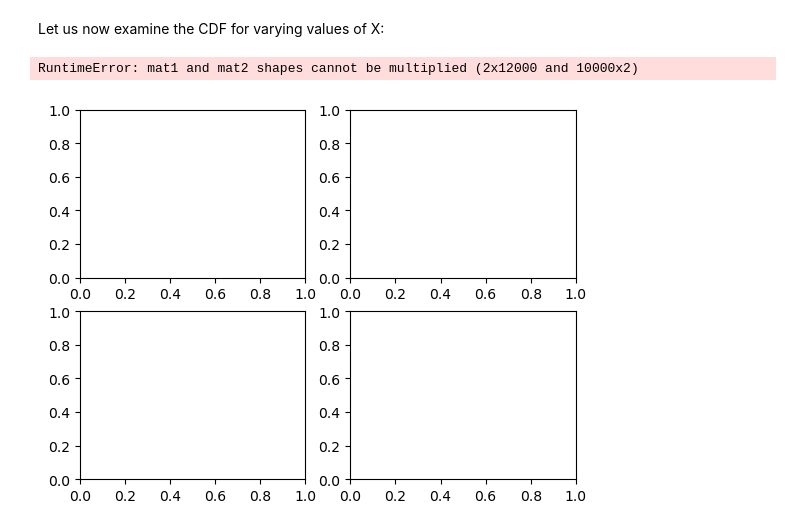
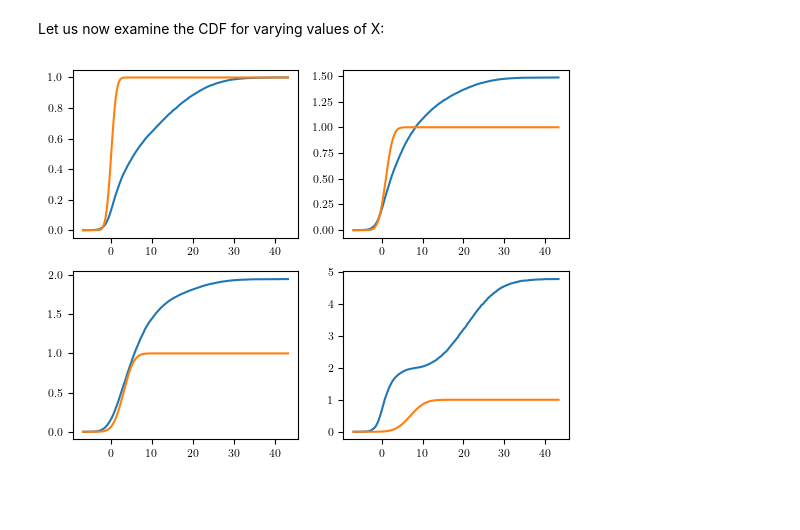
Before and after one commit to Danfoa/symm_rep_learn, a Jupyter notebook: NCP/examples/heteroscedastic.ipynb, the cells around one changed output. Saved outputs shown, nothing was run; the diff lists cells and outputs as text; code cells hidden in the pictures; blank space fills up the shorter version.

```diff
--- a/NCP/examples/heteroscedastic.ipynb
+++ b/NCP/examples/heteroscedastic.ipynb
@@ -18,11 +18,26 @@ import matplotlib.pyplot as plt
 from NCP.model import DeepSVD
 from NCP.layers import SingularLayer, MLPOperator
 
+tex_fonts = {
+    # Use LaTeX to write all text
+    "text.usetex": True,
+    "font.family": "serif",
+    # Use 10pt font in plots, to match 10pt font in document
+    "axes.labelsize": 10,
+    "font.size": 10,
+    # Make the legend/label fonts a little smaller
+    "legend.fontsize": 8,
+    "xtick.labelsize": 8,
+    "ytick.labelsize": 8
+}
+
+plt.rcParams.update(tex_fonts)
+
 np.random.seed(0)
 torch.manual_seed(0)
 Ntrain = 10000
-Nval = 10000
-Ntest = 10000
+Nval = 1000
+Ntest = 1000
 
 device = torch.device('cuda:0' if torch.cuda.is_available() else 'cpu')
 # %% [markdown]
@@ -64,9 +79,9 @@ np.random.seed(0)
 torch.manual_seed(0)
 
 input_shape = X_train.shape[-1]
-output_shape = 2
+output_shape = 4
 n_hidden = 2
-layer_size = 4 # layer size of hidden layers.
+layer_size = [4,4] # layer size of hidden layers.
 
 U_operator = MLPOperator(input_shape, n_hidden, layer_size, output_shape)
 V_operator = MLPOperator(input_shape, n_hidden, layer_size, output_shape)
@@ -143,25 +158,25 @@ def wasserstein1(x,y):
 # %%
 from scipy.stats import norm
 from NCP.cdf import get_cdf
 
 fig, ax = plt.subplots(nrows=2, ncols=2)
 axes = ax.flatten()
 
 for i, xi in enumerate([0, 1, 3, 7]):
 
-    x_scaled = torch.Tensor(xscaler.transform(X))
+    x_scaled = torch.Tensor(xscaler.transform([[xi]]))
     fys, cdf_pred = get_cdf(reg, x_scaled)
-    cdf_unscaled = yscaler.inverse_transform(cdf_pred)
+    fys = yscaler.inverse_transform(fys.reshape([-1, 1])).flatten()
+    cdf_unscaled = cdf_pred
 
-    true_cdf = norm.cdf(fys, loc=X**1, scale=1+np.abs(X))
+    true_cdf = norm.cdf(fys, loc=xi**1, scale=np.sqrt(1+np.abs(xi)))
 
     axes[i].plot(fys, cdf_unscaled)
     axes[i].plot(fys, true_cdf)
-    axes[i].text('KL: ', kullback_leibler(cdf_unscaled, true_cdf), horizontalalignement='left')
-    axes[i].text('Hellinger: ', hellinger(cdf_unscaled, true_cdf), horizontalalignement='left')
-    axes[i].text('Wasserstein: ', wasserstein1(cdf_unscaled, true_cdf), horizontalalignement='left')
+    #axes[i].text(1., 1., 'KL: ', kullback_leibler( cdf_unscaled, true_cdf), horizontalalignement='left')
+    #axes[i].text(0.5, 0.5,'Hellinger: ', hellinger(cdf_unscaled, true_cdf), horizontalalignement='left')
+    #axes[i].text(0.5, 0.5,'Wasserstein: ', wasserstein1(cdf_unscaled, true_cdf), horizontalalignement='left')
 
 plt.show()
 # %% [output]
-RuntimeError: mat1 and mat2 shapes cannot be multiplied (2x12000 and 10000x2)
-[figure, old version]
+[figure, new version]
```
Also changed, not shown: parts of 3 cells of this notebook, 1 other file.
